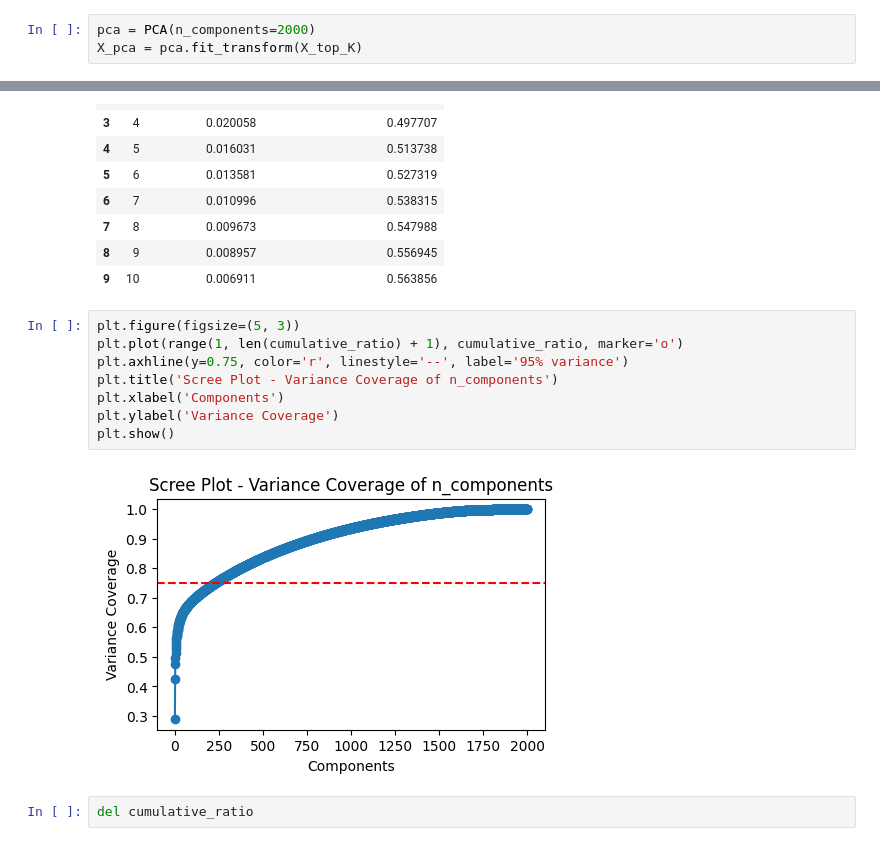
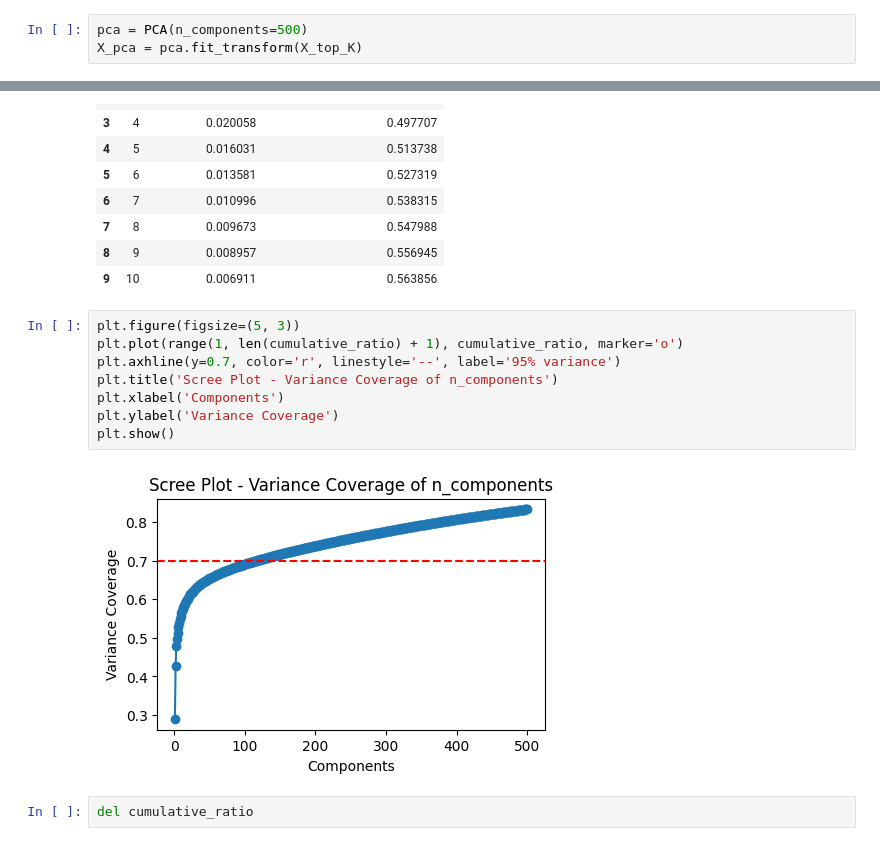
Before and after one commit to BillCoML/cell_anotation, a Jupyter notebook: cell_type.ipynb, the cells around one changed output, grey strips where cells are left out. Drawn from its saved outputs; the diff is of its cells as text.

```diff
--- a/cell_type.ipynb
+++ b/cell_type.ipynb
@@ -262,7 +262,7 @@ X_top_K = centered_data.loc[:, top_k_names].to_numpy()
 # %% [markdown]
 **2.2.2 Fit PCA**
 # %%
-pca = PCA(n_components=2000)
+pca = PCA(n_components=500)
 X_pca = pca.fit_transform(X_top_K)
 # %% [markdown]
 **2.2.3 Show Cumulative Coverage + Scree Plot**
@@ -289,13 +289,13 @@ pd.DataFrame({
 # %%
 plt.figure(figsize=(5, 3))
 plt.plot(range(1, len(cumulative_ratio) + 1), cumulative_ratio, marker='o')
-plt.axhline(y=0.75, color='r', linestyle='--', label='95% variance')
+plt.axhline(y=0.7, color='r', linestyle='--', label='95% variance')
 plt.title('Scree Plot - Variance Coverage of n_components')
 plt.xlabel('Components')
 plt.ylabel('Variance Coverage')
 plt.show()
 # %% [output]
-[figure, old version]
+[figure, new version]
 # %%
 del cumulative_ratio
 # %% [markdown]
```
Also changed, not shown: parts of 50 cells of this notebook, 1 other file.
